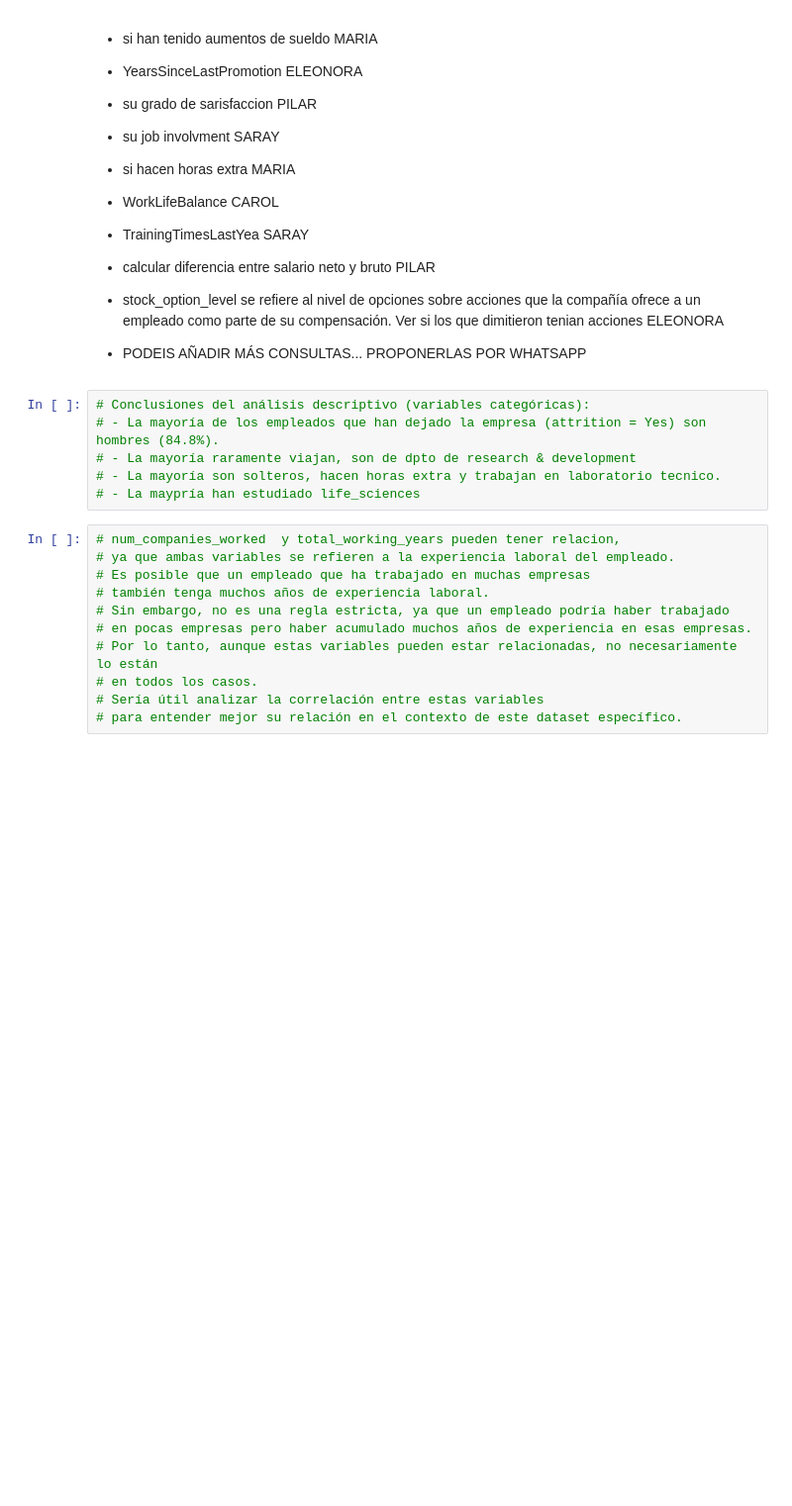
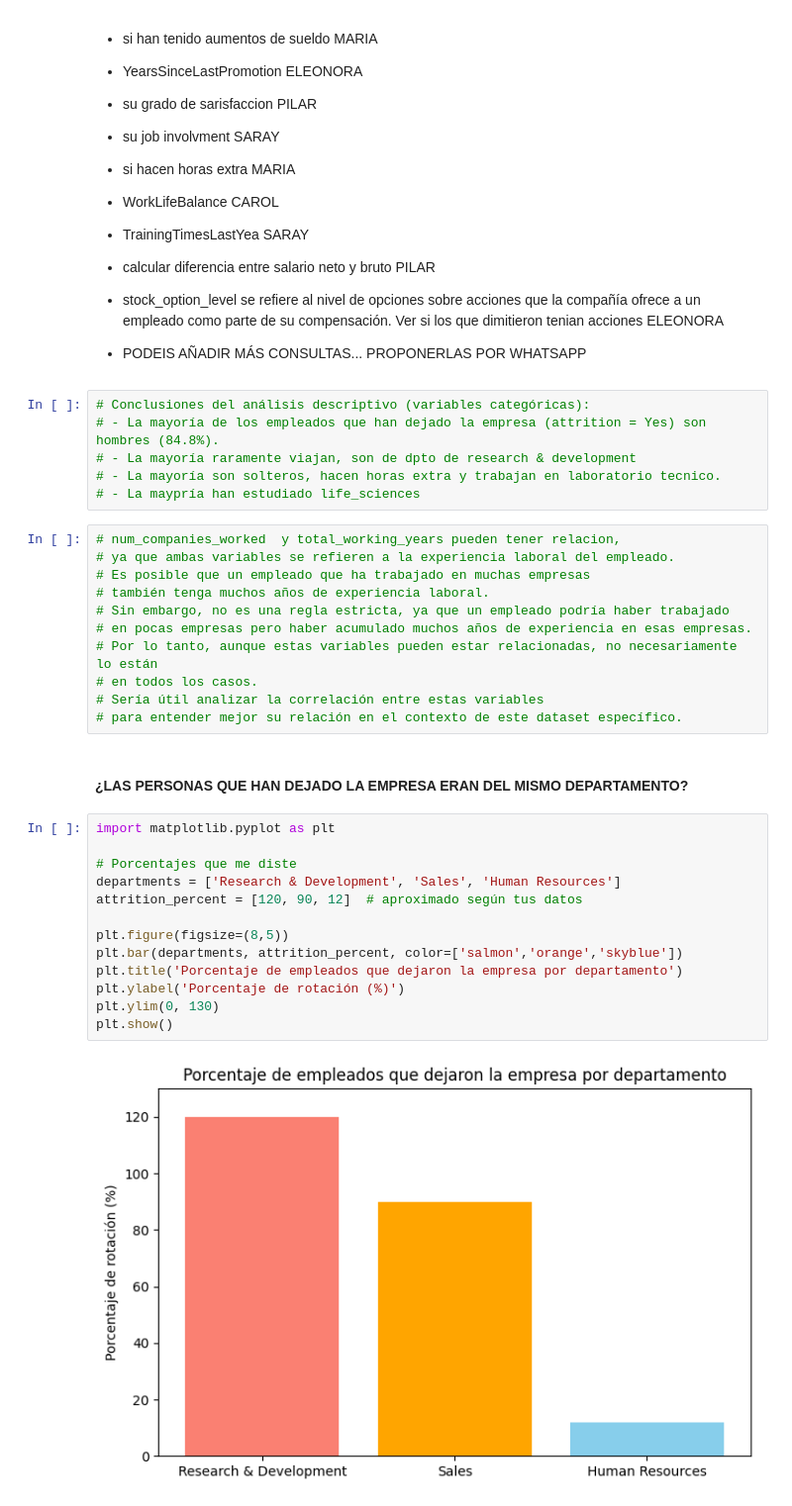
Before and after one commit to Eleonora1989/project-da-promo-63-modulo-3-team-3, a Jupyter notebook: consultas/posibles_consultas.ipynb, the cells around one changed output. Shown at 99% size. Cells and saved outputs as stored; diff of their text form; blank space fills up the shorter version.

```diff
--- a/consultas/posibles_consultas.ipynb
+++ b/consultas/posibles_consultas.ipynb
@@ -37,3 +37,20 @@ para ver por que la gente se va se me ocurre que tendriamos que ver
 # en todos los casos.
 # Sería útil analizar la correlación entre estas variables
 # para entender mejor su relación en el contexto de este dataset específico.
+# %% [markdown]
+#### ¿LAS PERSONAS QUE HAN DEJADO LA EMPRESA ERAN DEL MISMO DEPARTAMENTO?
+# %%
+import matplotlib.pyplot as plt
+
+# Porcentajes que me diste
+departments = ['Research & Development', 'Sales', 'Human Resources']
+attrition_percent = [120, 90, 12]  # aproximado según tus datos
+
+plt.figure(figsize=(8,5))
+plt.bar(departments, attrition_percent, color=['salmon','orange','skyblue'])
+plt.title('Porcentaje de empleados que dejaron la empresa por departamento')
+plt.ylabel('Porcentaje de rotación (%)')
+plt.ylim(0, 130)
+plt.show()
+# %% [output]
+[figure, added]
```
Also changed, not shown: parts of 22 cells of this notebook.
